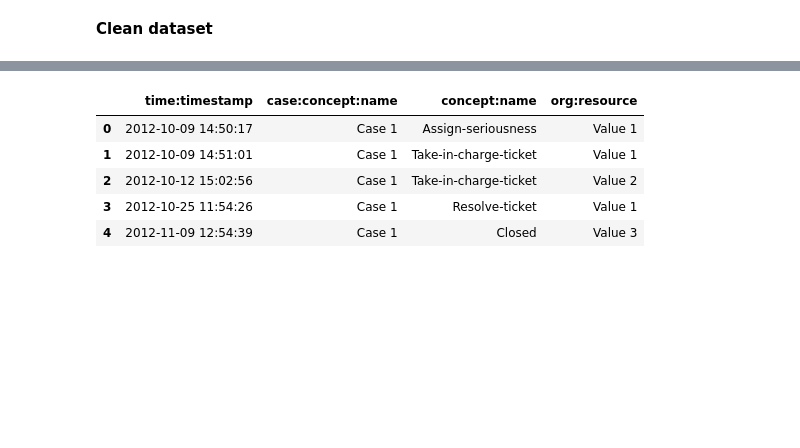
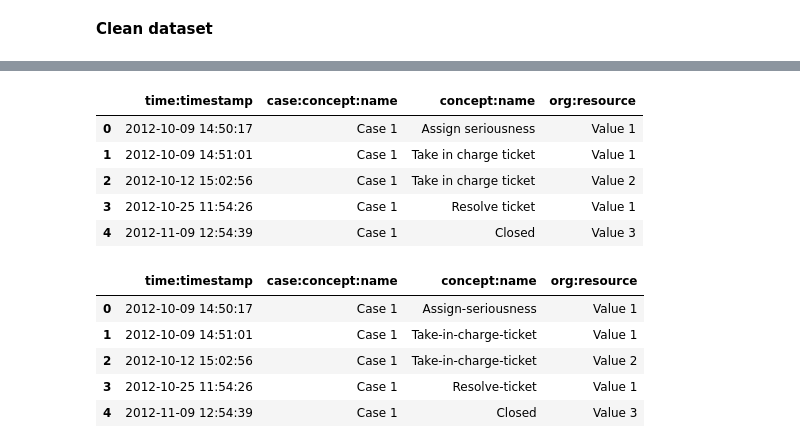
Before and after one commit to k3nk4n3kI/Online_Process_Concept_Drift, a Jupyter notebook: notebooks/20_Preprocessing.ipynb, the cells around one changed output, grey strips where cells are left out. Cells and saved outputs as stored; diff of their text form; code cells hidden in the pictures; blank space fills up the shorter version.

```diff
--- a/notebooks/20_Preprocessing.ipynb
+++ b/notebooks/20_Preprocessing.ipynb
@@ -63,2 +85,13 @@ memory usage: 833.9+ KB
+# %%
+df = data_loader(directory, path_interim, "Helpdesk")
+# %%
+df.head()
+# %% [output]
+|  | time:timestamp | case:concept:name | concept:name | org:resource |
+| 0 | 2012-10-09 14:50:17 | Case 1 | Assign seriousness | Value 1 |
+| 1 | 2012-10-09 14:51:01 | Case 1 | Take in charge ticket | Value 1 |
+| 2 | 2012-10-12 15:02:56 | Case 1 | Take in charge ticket | Value 2 |
+| 3 | 2012-10-25 11:54:26 | Case 1 | Resolve ticket | Value 1 |
+| 4 | 2012-11-09 12:54:39 | Case 1 | Closed | Value 3 |
 # %%
 # Remove missing values
```
Also changed, not shown: parts of 30 cells of this notebook, 2 other files.
